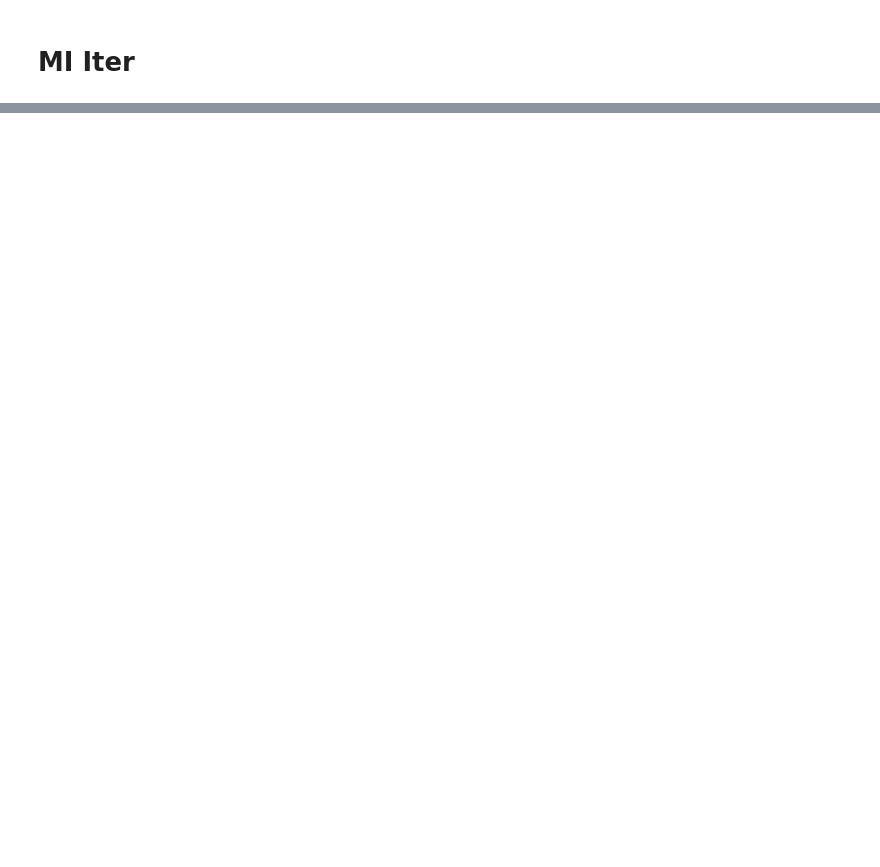
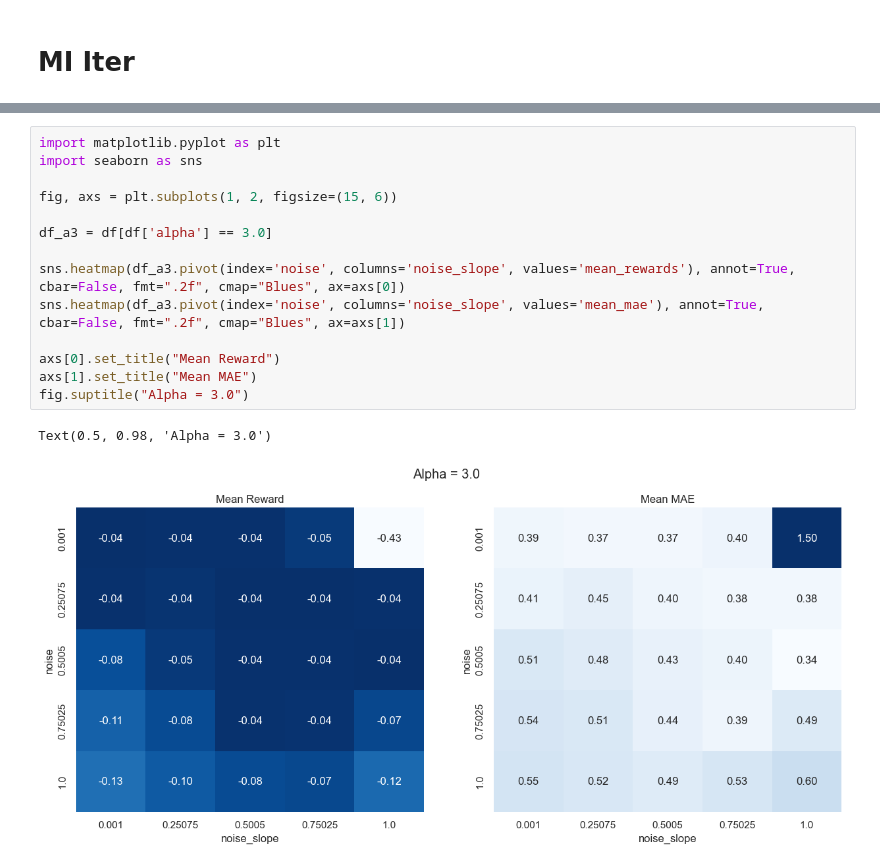
Before and after one commit to KilianFt/LIFT, a Jupyter notebook: notebooks/wandb_results_plots.ipynb, the cells around one changed output, grey strips where cells are left out. Cells and saved outputs as stored; diff of their text form; blank space fills up the shorter version.

```diff
--- a/notebooks/wandb_results_plots.ipynb
+++ b/notebooks/wandb_results_plots.ipynb
@@ -111,0 +138,17 @@ Text(0.5, 1.0, 'Mean MAE')
+# %%
+import matplotlib.pyplot as plt
+import seaborn as sns
+
+fig, axs = plt.subplots(1, 2, figsize=(15, 6))
+
+df_a3 = df[df['alpha'] == 3.0]
+
+sns.heatmap(df_a3.pivot(index='noise', columns='noise_slope', values='mean_rewards'), annot=True, cbar=False, fmt=".2f", cmap="Blues", ax=axs[0])
+sns.heatmap(df_a3.pivot(index='noise', columns='noise_slope', values='mean_mae'), annot=True, cbar=False, fmt=".2f", cmap="Blues", ax=axs[1])
+
+axs[0].set_title("Mean Reward")
+axs[1].set_title("Mean MAE")
+fig.suptitle("Alpha = 3.0")
+# %% [output]
+Text(0.5, 0.98, 'Alpha = 3.0')
+[figure, added]
```
Also changed, not shown: parts of 10 cells of this notebook.
